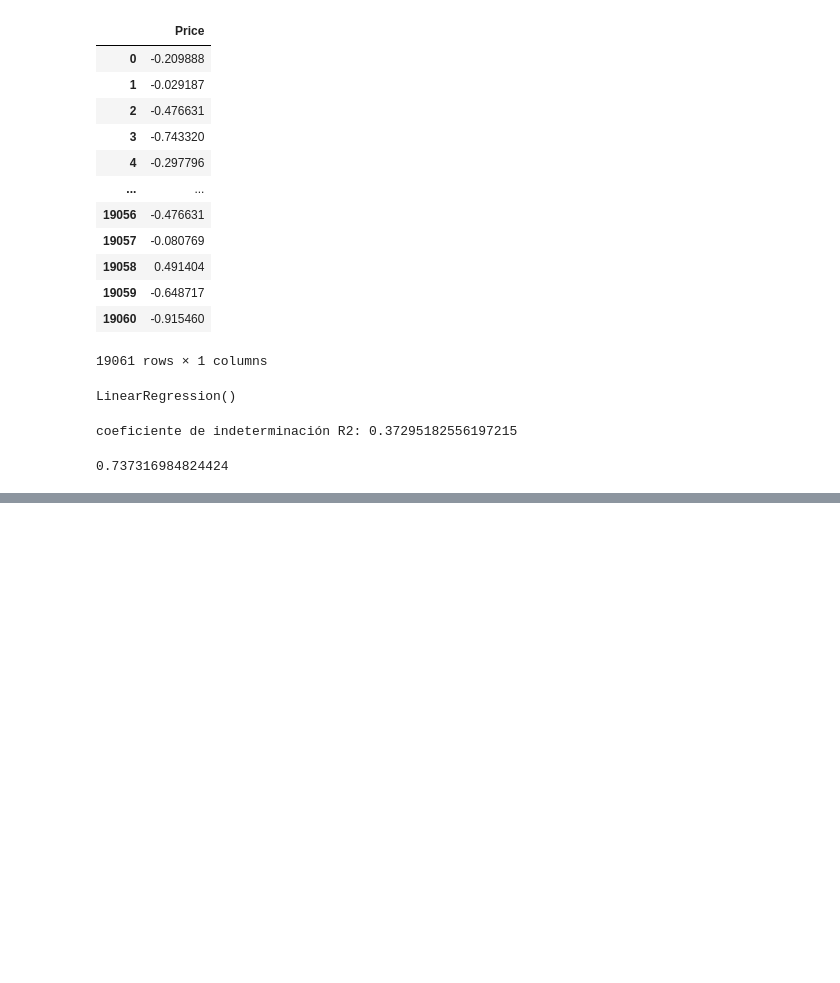
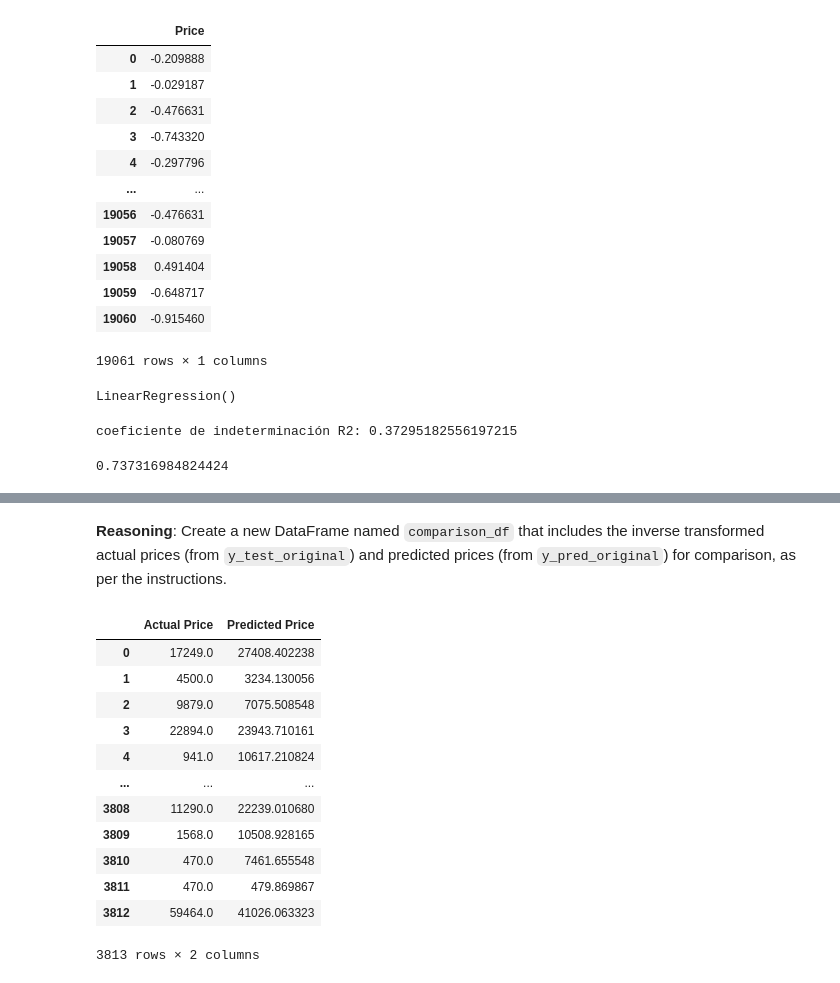
Before and after one commit to AngelFelixV/Regresi-n_predictor_autos, a Jupyter notebook: Copia_de_Regresión_clase_autos.ipynb, the cells around one changed output, grey strips where cells are left out. Saved outputs shown, nothing was run; the diff lists cells and outputs as text; code cells hidden in the pictures; blank space fills up the shorter version.

```diff
--- a/Copia_de_Regresión_clase_autos.ipynb
+++ b/Copia_de_Regresión_clase_autos.ipynb
@@ -365,0 +385,20 @@ print(rmse)
+# %% [markdown]
+**Reasoning**:
+Create a new DataFrame named `comparison_df` that includes the inverse transformed actual prices (from `y_test_original`) and predicted prices (from `y_pred_original`) for comparison, as per the instructions.
+# %%
+comparison_df = pd.DataFrame({'Actual Price': y_test_original.flatten(), 'Predicted Price': y_pred_original.flatten()})
+comparison_df
+# %% [output]
+|  | Actual Price | Predicted Price |
+| 0 | 17249.0 | 27408.402238 |
+| 1 | 4500.0 | 3234.130056 |
+| 2 | 9879.0 | 7075.508548 |
+| 3 | 22894.0 | 23943.710161 |
+| 4 | 941.0 | 10617.210824 |
+| ... | ... | ... |
+| 3808 | 11290.0 | 22239.010680 |
+| 3809 | 1568.0 | 10508.928165 |
+| 3810 | 470.0 | 7461.655548 |
+| 3811 | 470.0 | 479.869867 |
+| 3812 | 59464.0 | 41026.063323 |
+3813 rows × 2 columns
```
Also changed, not shown: parts of 34 cells of this notebook.
